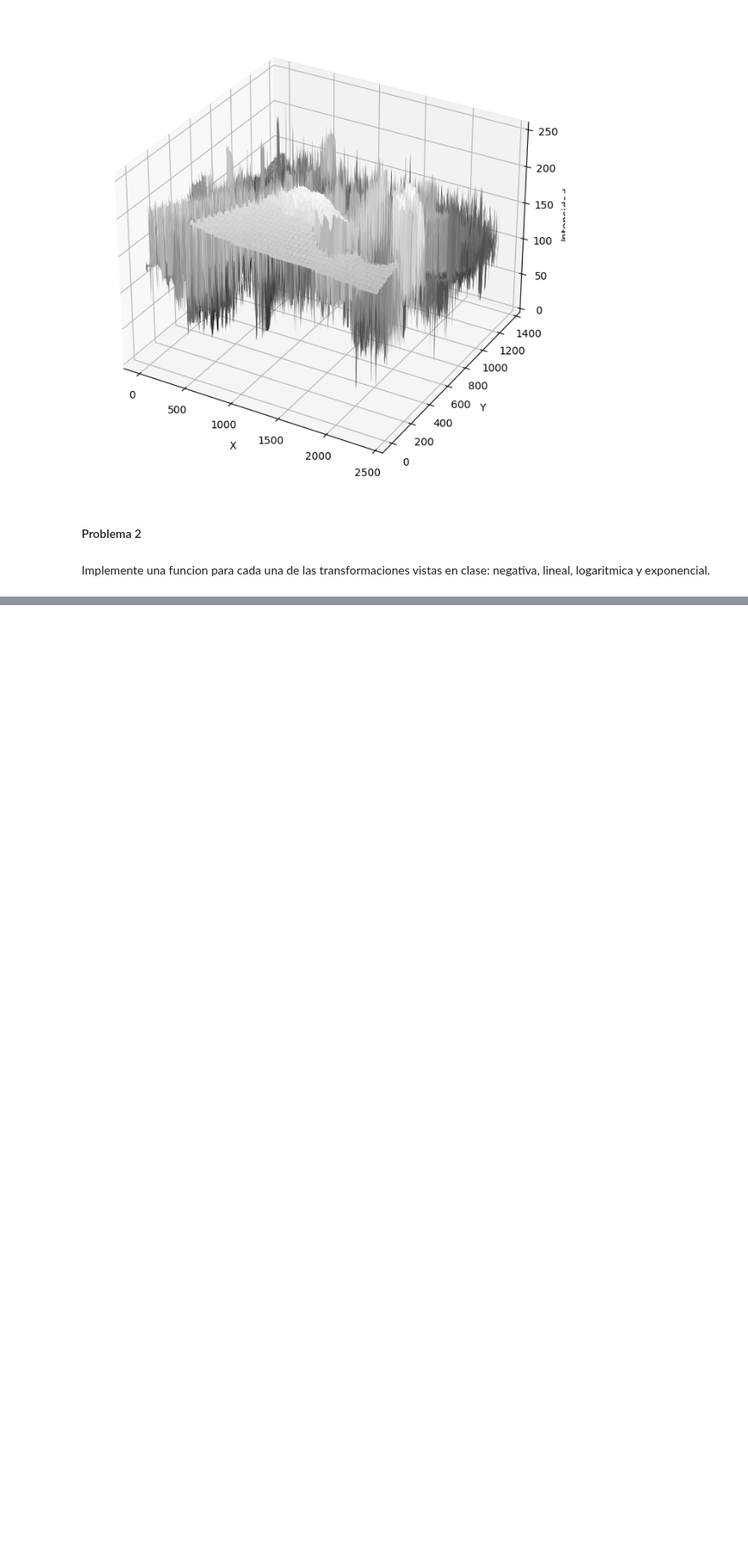
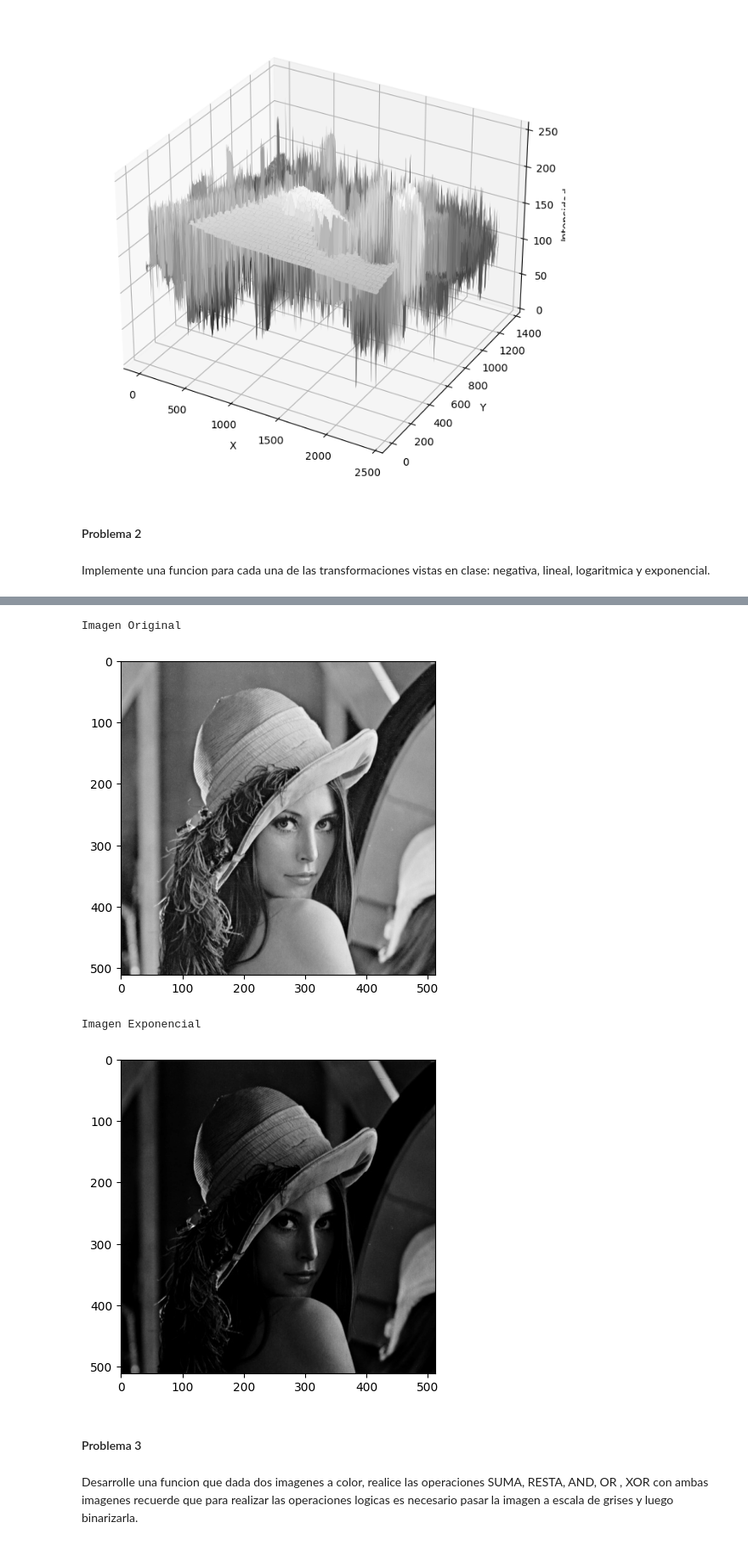
Before and after one commit to LeoContreras8/Lab2, a Jupyter notebook: laboratorio2_LeonelContreras.ipynb, the cells around one changed output, grey strips where cells are left out. Shown at 85% size. Cells and saved outputs as stored; diff of their text form; code cells hidden in the pictures; blank space fills up the shorter version.

Commit message:
problema2

```diff
--- a/laboratorio2_LeonelContreras.ipynb
+++ b/laboratorio2_LeonelContreras.ipynb
@@ -64,0 +196,51 @@ logaritmica y exponencial.
+# %%
+def trans_exp(imagen,alpha,factor):
+
+    # Leer la imagen en escala de grises
+    img=cv2.imread(imagen,cv2.IMREAD_GRAYSCALE)
+
+    #Dimensiones de imagen
+    alto=img.shape[0]
+    ancho=img.shape[1]
+
+    #Crear espacio imagen nueva
+    exp=np.zeros_like(img)
+
+    for i in range(0,alto):
+        for j in range(0,ancho):
+
+            pixel=img[i,j]
+
+            # Normalizar el pixel
+            pixel_norm=pixel/255
+
+
+            exp[i,j]= int(min(alpha*np.power(pixel_norm,factor),255)) # Numero entero, no mayor a 255
+
+    # Volver imagen
+    cv2.imwrite("img_exp.jpg",exp)
+    # Cargar Imagen
+    imagen_exp=cv2.imread("img_exp.jpg",cv2.IMREAD_GRAYSCALE)
+
+    # Mostrar Imagenes
+    print("Imagen Original")
+    plt.imshow(img, cmap="gray")
+    plt.show()
+
+    print("Imagen Exponencial")
+    plt.imshow(imagen_exp, cmap="gray")
+    plt.show()
+# %%
+# Usar la funcion
+trans_exp("lenna_gris.png",150,4)
+# %% [output]
+Imagen Original
+[figure, added]
+Imagen Exponencial
+[figure, added]
+# %% [markdown]
+#### Problema 3
+# %% [markdown]
+Desarrolle una funcion que dada dos imagenes a color, realice las operaciones SUMA, RESTA, AND,
+OR , XOR con ambas imagenes recuerde que para realizar las operaciones logicas es necesario pasar
+la imagen a escala de grises y luego binarizarla.
```
Also changed, not shown: parts of 10 cells of this notebook, 4 other files.
